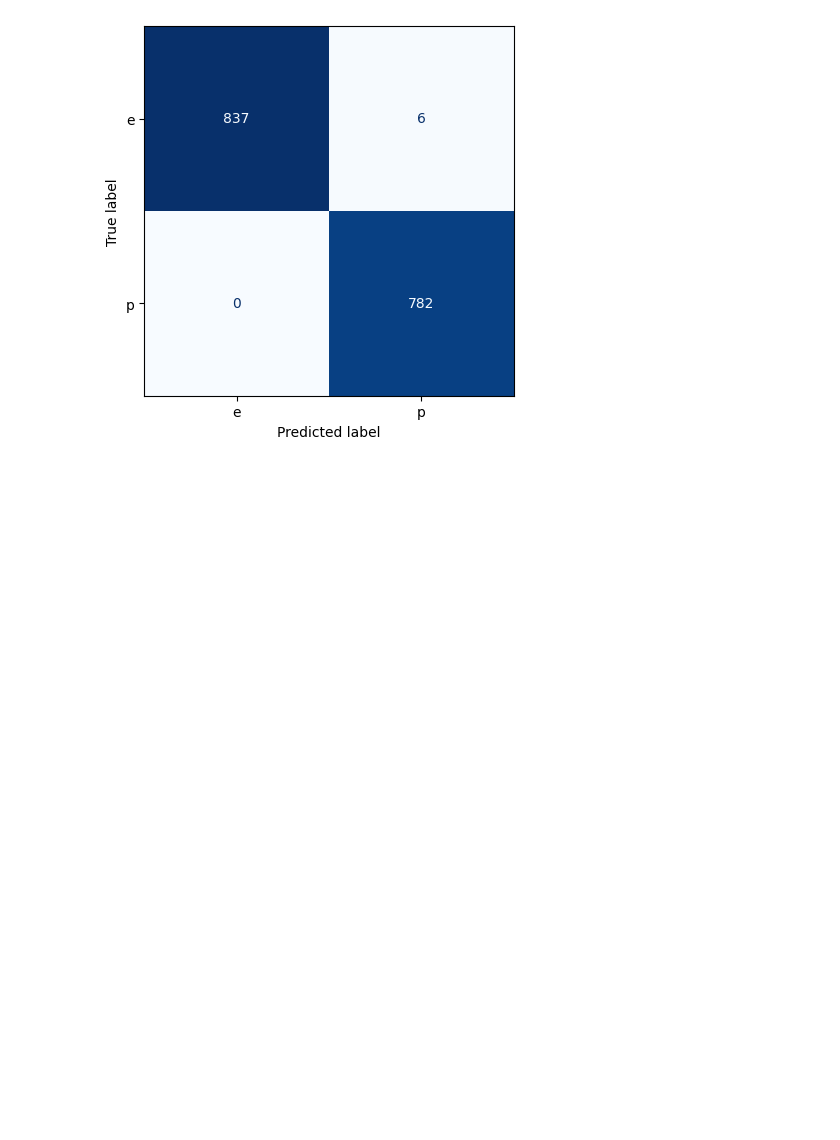
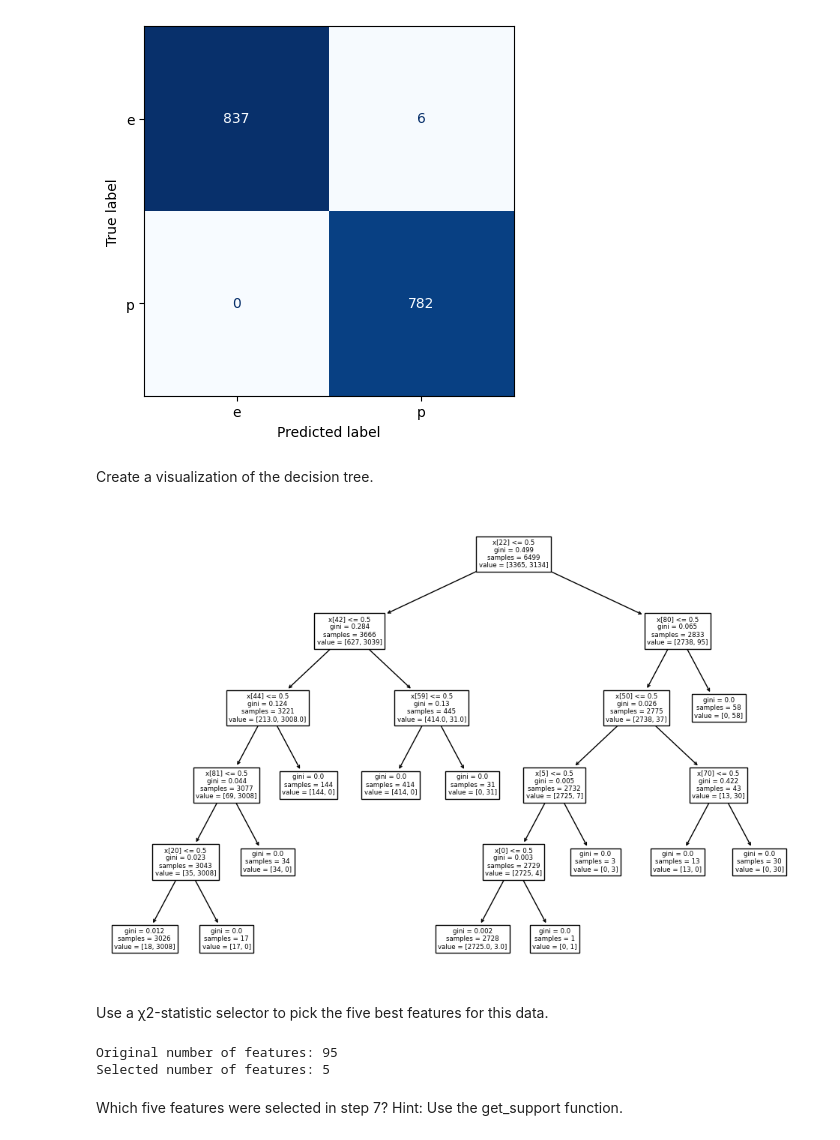
Before and after one commit to biswajit-bellevue/DSC550, a Jupyter notebook: SharmaDSC550Week7.ipynb, the cells around one changed output. Cells and saved outputs as stored; diff of their text form; code cells hidden in the pictures; blank space fills up the shorter version.

```diff
--- a/SharmaDSC550Week7.ipynb
+++ b/SharmaDSC550Week7.ipynb
@@ -221,4 +310,9 @@ df.head()
 # %% [markdown]
 Convert the categorical features (all of them) to dummy variables.
+# %%
+# define feature and target names
+target = "class"
+features = [cols for cols in df.columns if cols != "class"]
 # %%
-df_dummies = pd.get_dummies(df.iloc[0:, 1:], drop_first=True)
+# using pandas get_dummies to convert categorical features to dummy variables
+df_dummies = pd.get_dummies(df.loc[0:, features], dtype="int", drop_first=True)
@@ -229,7 +321,7 @@ Split the data into a training and test set.
 # %%
 # using sklearn's train_test_split method to split the dataset
 features_train, features_test, target_train, target_test = train_test_split(
-    df_dummies, df_target, test_size=0.2, random_state=42
+    df_dummies, df[target], test_size=0.2, random_state=42
 )
 # %% [markdown]
 Fit a decision tree classifier on the training set.
@@ -243,2 +331,3 @@ decision_tree = DecisionTreeClassifier(max_depth=5)
 # %%
-best_model = decision_tree.fit(features_train, target_train)
+# fitting decision tree classifier to train set
+tree_model = decision_tree.fit(features_train, target_train)
@@ -261,3 +350,14 @@ ConfusionMatrixDisplay.from_predictions(target_test, target_predicted,
 plt.show()
 # %% [output]
 [figure]
+# %% [markdown]
+Create a visualization of the decision tree.
+# %%
+# plot the decision tree for vizualization
+plt.figure(figsize=(12, 8))
+plot_tree(tree_model)
+plt.show()
+# %% [output]
+[figure, added]
+# %% [markdown]
+Use a χ2-statistic selector to pick the five best features for this data.
@@ -263,0 +371,8 @@ plt.show()
+# %%
+print(f"Original number of features: {features_train.shape[1]}")
+print(f"Selected number of features: {best_features_train.shape[1]}")
+# %% [output]
+Original number of features: 95
+Selected number of features: 5
+# %% [markdown]
+Which five features were selected in step 7? Hint: Use the get_support function.
```
Also changed, not shown: parts of 68 cells of this notebook, 1 other file.
